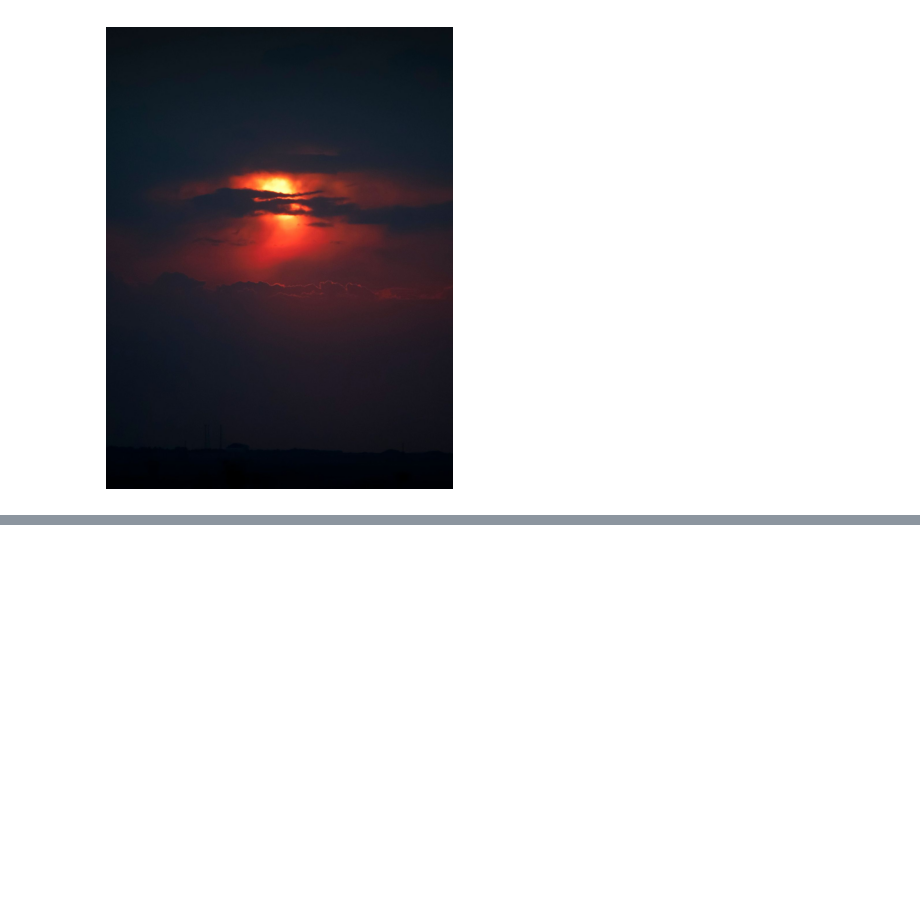
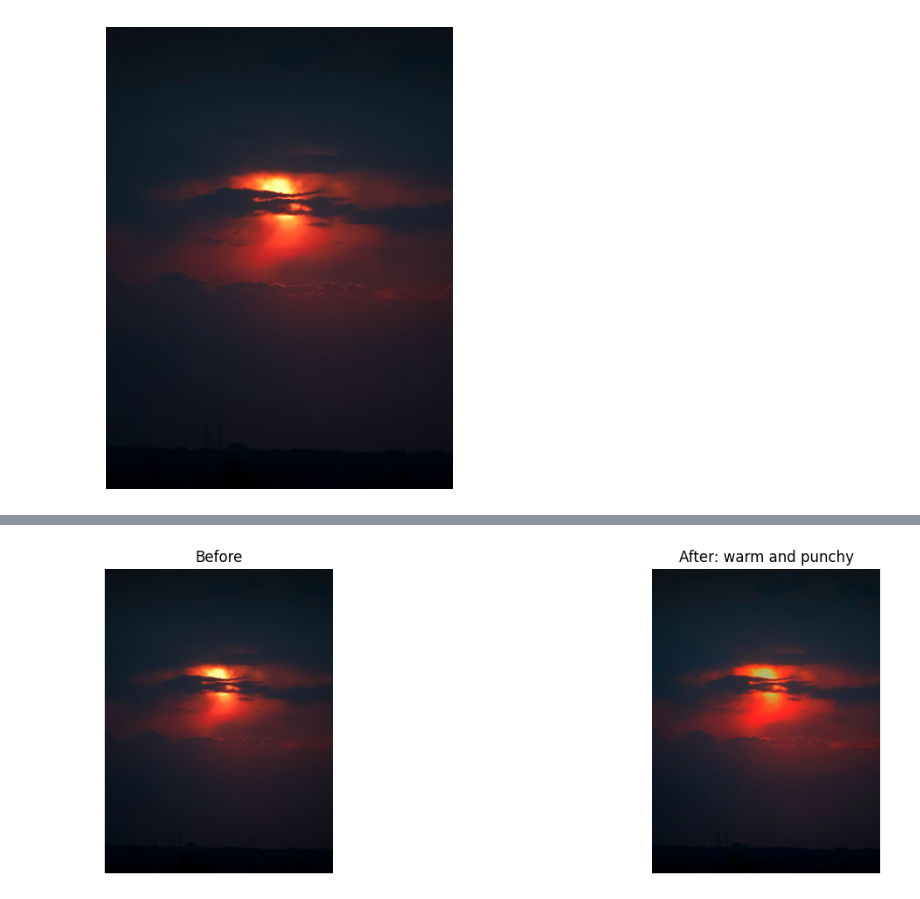
Before and after one commit to Prayansh-builds/ai-colorist, a Jupyter notebook: ai_colorist_01.ipynb, the cells around one changed output, grey strips where cells are left out. Cells and saved outputs as stored; diff of their text form; code cells hidden in the pictures; blank space fills up the shorter version.

```diff
--- a/ai_colorist_01.ipynb
+++ b/ai_colorist_01.ipynb
@@ -35,0 +149,22 @@ Shape: (1600, 1200, 3) | Min: 0.0 | Max: 1.0
+# %%
+def grade(img, exposure_stops=0, contrast_amt=0, saturation_amt=0,
+          temp=0, tint_amt=0, shadows_amt=0, highlights_amt=0):
+    # Keep every dial inside its safe range
+    clamp = lambda v, lo, hi: float(np.clip(v, lo, hi))
+
+    out = exposure(img, clamp(exposure_stops, -3, 3))
+    out = temperature(out, clamp(temp, -1, 1))
+    out = tint(out, clamp(tint_amt, -1, 1))
+    out = contrast(out, clamp(contrast_amt, -1, 1))
+    out = shadows(out, clamp(shadows_amt, -1, 1))
+    out = highlights(out, clamp(highlights_amt, -1, 1))
+    out = saturation(out, clamp(saturation_amt, -1, 1))
+    return out
+
+# A quick "warm and punchy" look
+warm = grade(img, exposure_stops=0.2, contrast_amt=0.25, saturation_amt=0.1,
+             temp=0.4, shadows_amt=0.3, highlights_amt=-0.3)
+
+show_many([img, warm], ["Before", "After: warm and punchy"])
+# %% [output]
+[figure, added]
```
Also changed, not shown: parts of 3 cells of this notebook.
